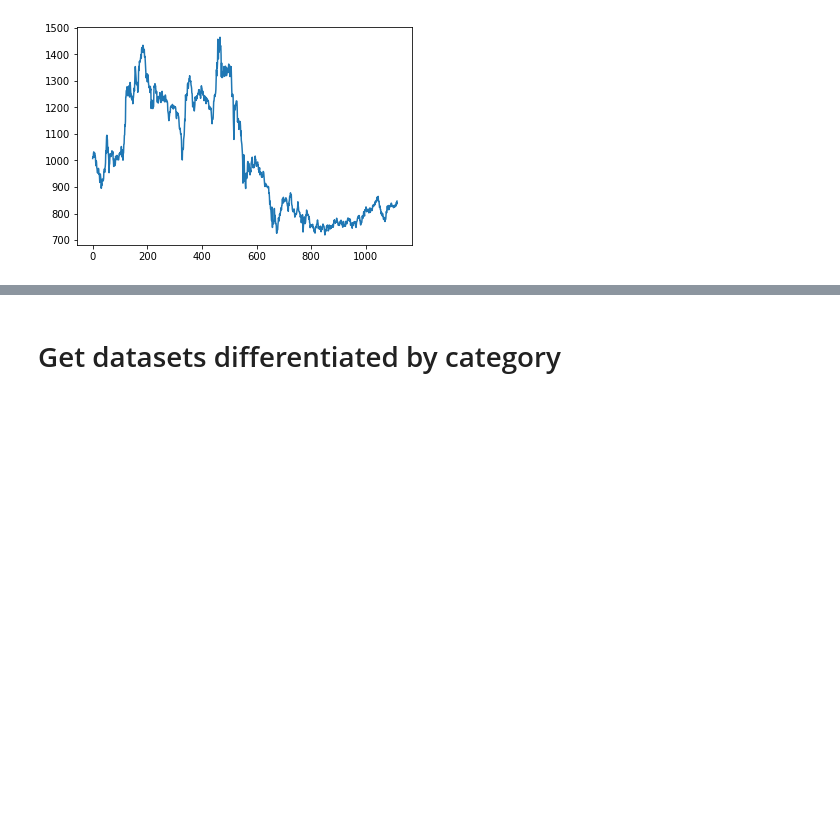
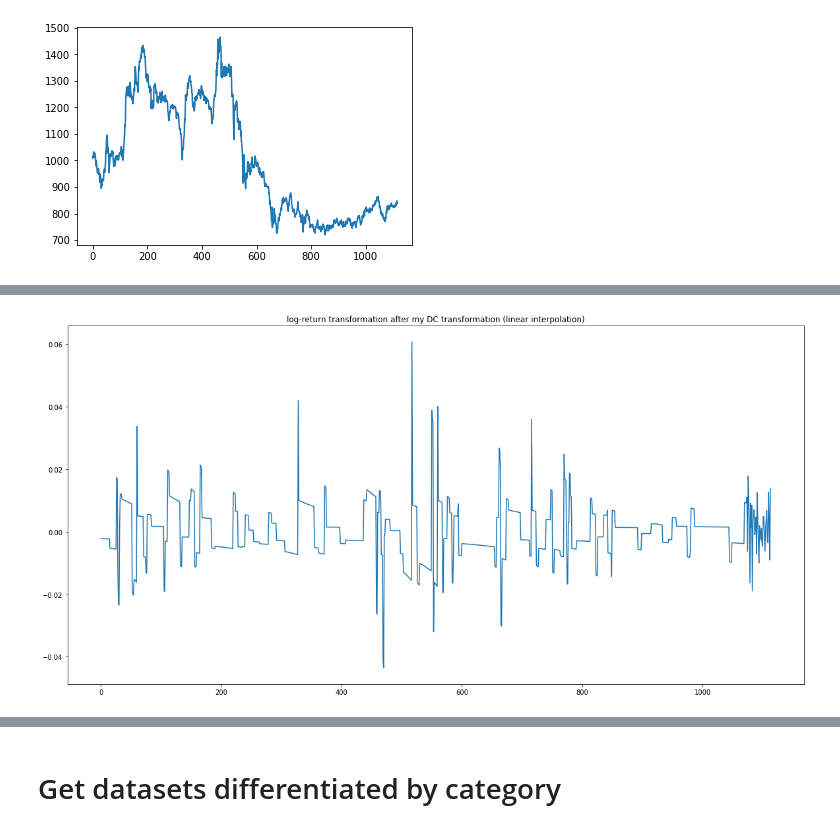
Before and after one commit to LinusLin6769/DCLaboratory01, a Jupyter notebook: playground.ipynb, the cells around one changed output, grey strips where cells are left out. Drawn from its saved outputs; the diff is of its cells as text; code cells hidden in the pictures; blank space fills up the shorter version.

```diff
--- a/playground.ipynb
+++ b/playground.ipynb
@@ -30,0 +46,8 @@ plt.plot(d['573'])
+# %%
+tr2 = np.diff(np.log(t1.tdata1))
+plt.figure(figsize=(20, 10))
+plt.plot(tr2)
+plt.title('log-return transformation after my DC transformation (linear interpolation)')
+plt.show()
+# %% [output]
+[figure, added]
```
Also changed, not shown: parts of 13 cells of this notebook, 44 other files.
